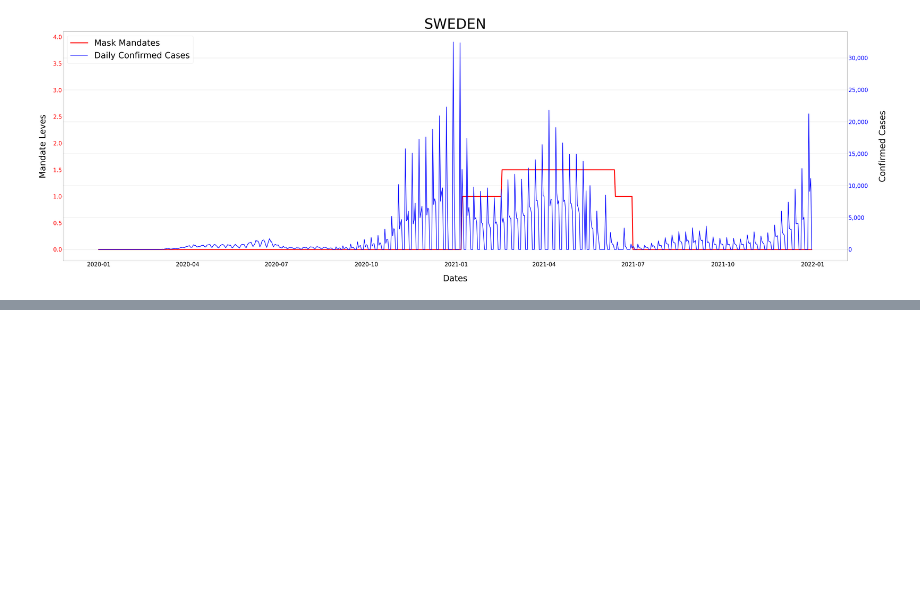
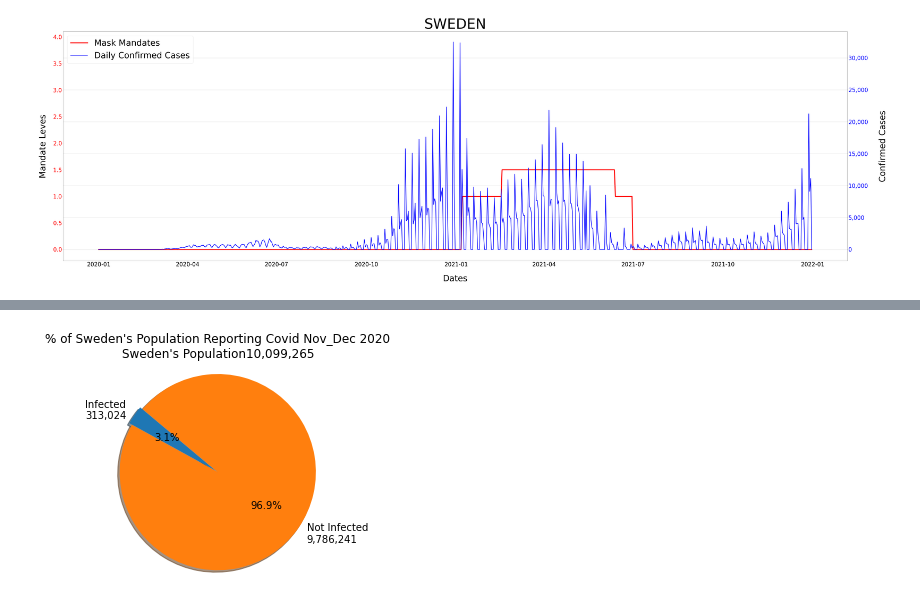
Before and after one commit to ranusuri/Team-A-Project-1, a Jupyter notebook: andres_pulido/six_countries.ipynb, the cells around one changed output, grey strips where cells are left out. Drawn from its saved outputs; the diff is of its cells as text; code cells hidden in the pictures; blank space fills up the shorter version.

```diff
--- a/andres_pulido/six_countries.ipynb
+++ b/andres_pulido/six_countries.ipynb
@@ -307,0 +335,18 @@ plt.savefig("Sweden.png")
+# %%
+#Sweden pie chart
+ifct_swe = data_swe['ConfirmedCases'].max() - data_swe['ConfirmedCases'].min()
+swe =int(10099265)
+popu_swe = swe - ifct_swe # from www.worldometers.info/world-population/population-by-country
+cases = [f'Infected\n'
+         f'{ifct_swe:,.0f}'
+         ,f'Not Infected\n'
+         f'{popu_swe:,.0f}']
+plt.pie([ifct_swe,popu_swe], explode = (0.03,0), shadow=True,
+        autopct="%1.1f%%",labels = cases, startangle=140)
+plt.axis("equal")
+plt.title(f"% of Sweden's Population Reporting Covid Nov_Dec 2020\n"
+         f"Sweden's Population{swe:,.0f}")
+plt.savefig("Plots without Deads/Sweden_pie.png")
+plt.show()
+# %% [output]
+[figure, added]
```
Also changed, not shown: parts of 8 cells of this notebook, 23 other files.
